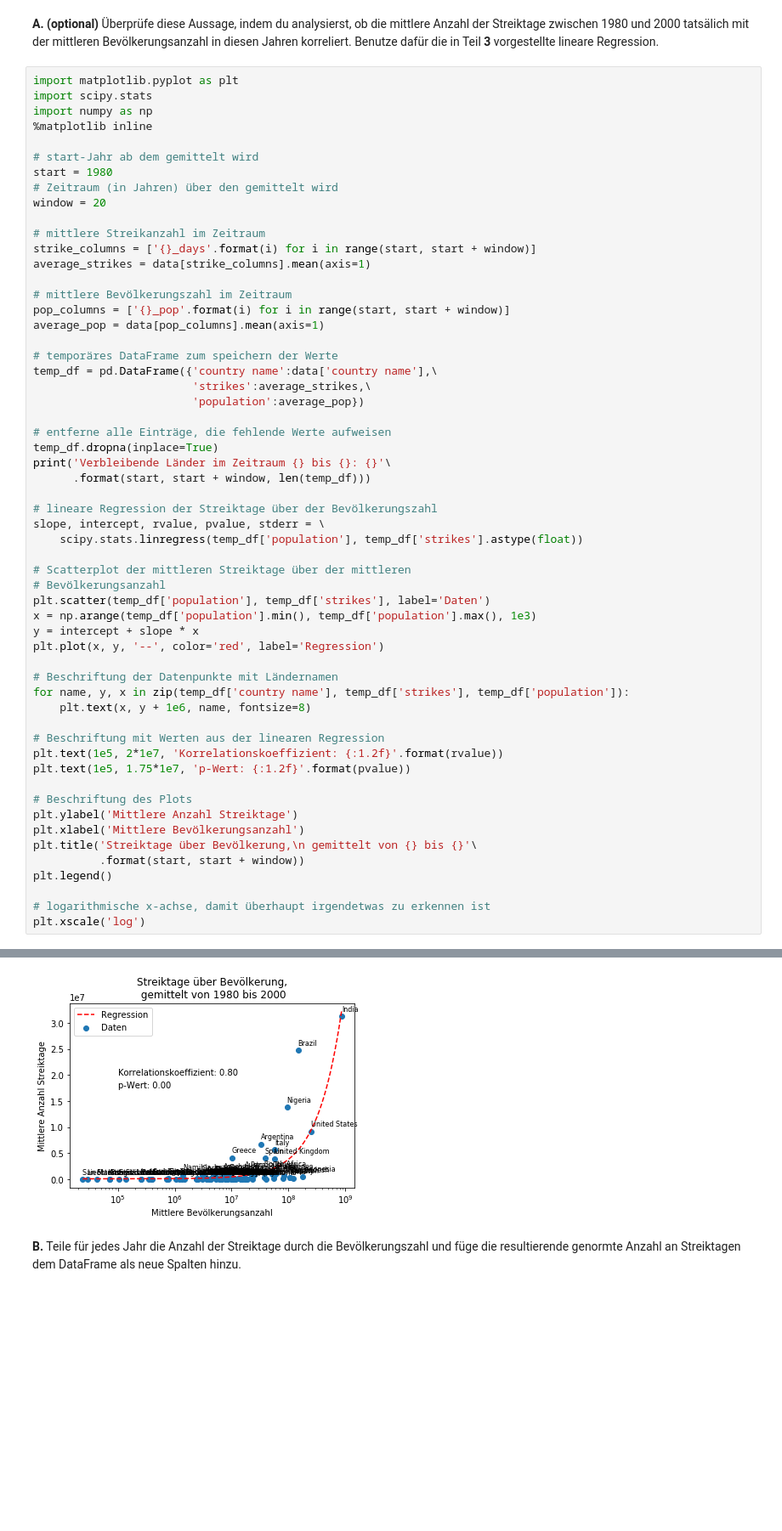
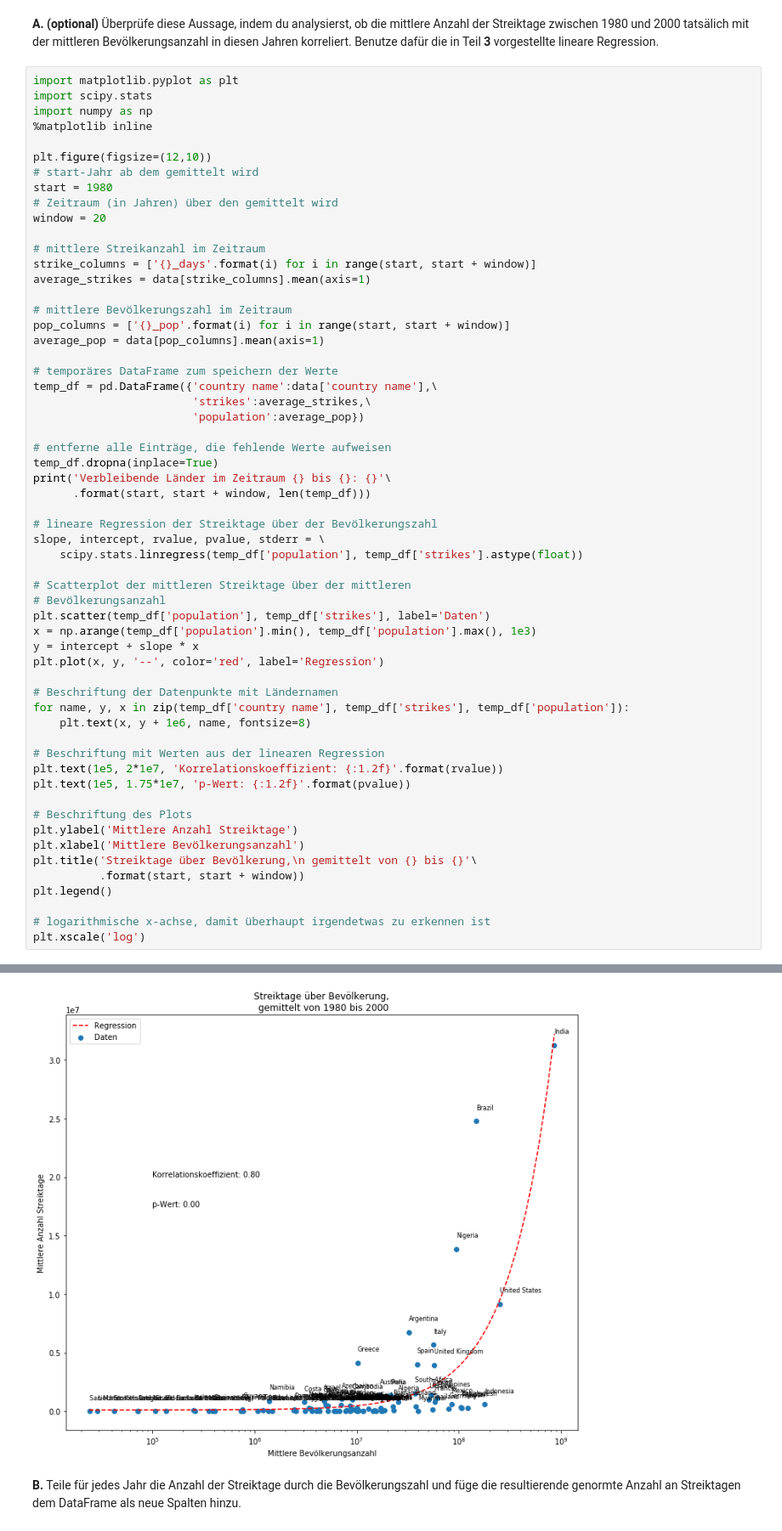
Before and after one commit to Daten-Lesen-Lernen/daten-lesen-lernen-lecture, a Jupyter notebook: case-study-wirtschaftswissenschaften/08_uebung_wirtschaftswissenschaften_loesung.ipynb, the cells around one changed output, grey strips where cells are left out. Shown at 85% size. Saved outputs shown, nothing was run; the diff lists cells and outputs as text; blank space fills up the shorter version.

Commit message:
made some wiwi plots prettier

```diff
--- a/case-study-wirtschaftswissenschaften/08_uebung_wirtschaftswissenschaften_loesung.ipynb
+++ b/case-study-wirtschaftswissenschaften/08_uebung_wirtschaftswissenschaften_loesung.ipynb
@@ -148,6 +148,7 @@ import scipy.stats
 import numpy as np
 %matplotlib inline
 
+plt.figure(figsize=(12,10))
 # start-Jahr ab dem gemittelt wird
 start = 1980
 # Zeitraum (in Jahren) über den gemittelt wird
@@ -174,34 +175,34 @@ print('Verbleibende Länder im Zeitraum {} bis {}: {}'\
 # lineare Regression der Streiktage über der Bevölkerungszahl
 slope, intercept, rvalue, pvalue, stderr = \
     scipy.stats.linregress(temp_df['population'], temp_df['strikes'].astype(float))
 
 # Scatterplot der mittleren Streiktage über der mittleren
 # Bevölkerungsanzahl
 plt.scatter(temp_df['population'], temp_df['strikes'], label='Daten')
 x = np.arange(temp_df['population'].min(), temp_df['population'].max(), 1e3)
 y = intercept + slope * x
 plt.plot(x, y, '--', color='red', label='Regression')
 
 # Beschriftung der Datenpunkte mit Ländernamen
 for name, y, x in zip(temp_df['country name'], temp_df['strikes'], temp_df['population']):
     plt.text(x, y + 1e6, name, fontsize=8)
 
 # Beschriftung mit Werten aus der linearen Regression
 plt.text(1e5, 2*1e7, 'Korrelationskoeffizient: {:1.2f}'.format(rvalue))
 plt.text(1e5, 1.75*1e7, 'p-Wert: {:1.2f}'.format(pvalue))
 
 # Beschriftung des Plots
 plt.ylabel('Mittlere Anzahl Streiktage')
 plt.xlabel('Mittlere Bevölkerungsanzahl')
 plt.title('Streiktage über Bevölkerung,\n gemittelt von {} bis {}'\
           .format(start, start + window))
 plt.legend()
 
 # logarithmische x-achse, damit überhaupt irgendetwas zu erkennen ist
 plt.xscale('log')
 # %% [output]
 Verbleibende Länder im Zeitraum 1980 bis 2000: 96
-[figure, old version]
+[figure, new version]
 # %% [markdown]
 **B.** Teile für jedes Jahr die Anzahl der Streiktage durch die Bevölkerungszahl und füge die resultierende genormte Anzahl an Streiktagen dem DataFrame als neue Spalten hinzu.
 # %%
```
Also changed, not shown: 1 other file.
